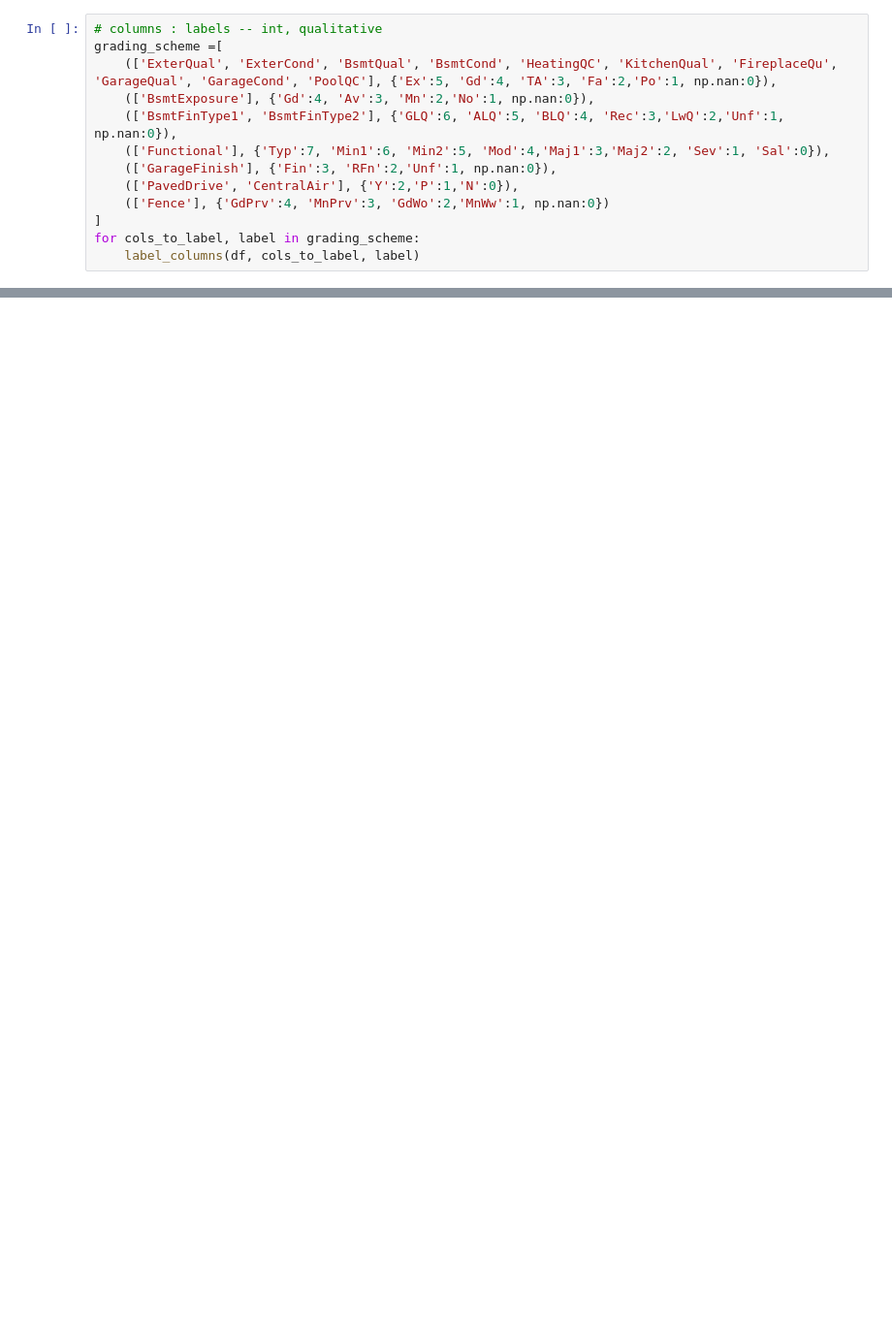
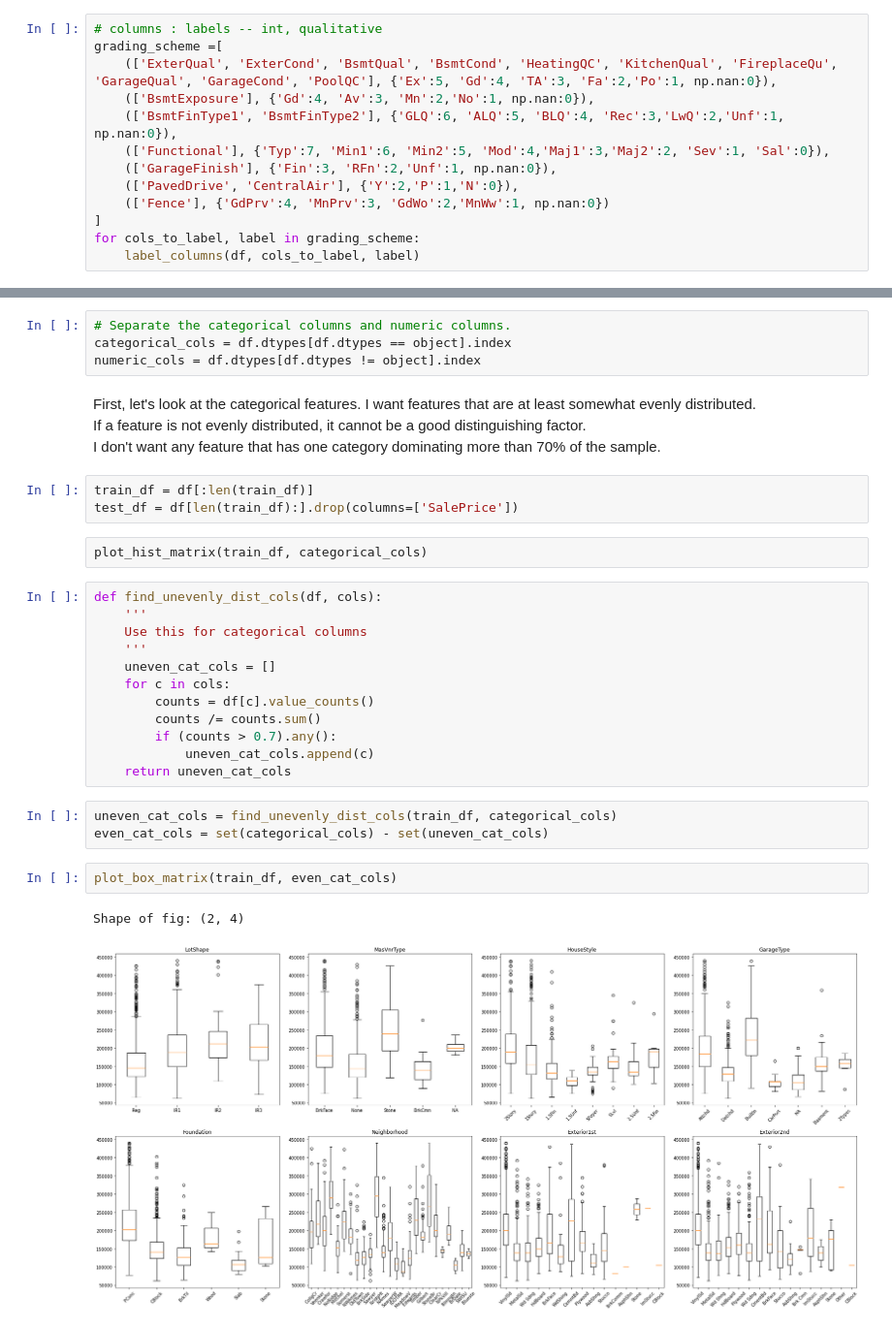
Before and after one commit to jaykye/HousePricePrediction, a Jupyter notebook: data_cleaning.ipynb, the cells around one changed output, grey strips where cells are left out. Shown: that part at 97% size. Drawn from its saved outputs; the diff is of its cells as text; blank space fills up the shorter version.

```diff
--- a/data_cleaning.ipynb
+++ b/data_cleaning.ipynb
@@ -65,0 +167,33 @@ for cols_to_label, label in grading_scheme:
+# %%
+# Separate the categorical columns and numeric columns.
+categorical_cols = df.dtypes[df.dtypes == object].index
+numeric_cols = df.dtypes[df.dtypes != object].index
+# %% [markdown]
+First, let's look at the categorical features. I want features that are at least somewhat evenly distributed.\
+If a feature is not evenly distributed, it cannot be a good distinguishing factor.\
+I don't want any feature that has one category dominating more than 70% of the sample.
+# %%
+train_df = df[:len(train_df)]
+test_df = df[len(train_df):].drop(columns=['SalePrice'])
+# %% [raw]
+plot_hist_matrix(train_df, categorical_cols)
+# %%
+def find_unevenly_dist_cols(df, cols):
+    '''
+    Use this for categorical columns
+    '''
+    uneven_cat_cols = []
+    for c in cols:
+        counts = df[c].value_counts()
+        counts /= counts.sum()
+        if (counts > 0.7).any():
+            uneven_cat_cols.append(c)
+    return uneven_cat_cols
+# %%
+uneven_cat_cols = find_unevenly_dist_cols(train_df, categorical_cols)
+even_cat_cols = set(categorical_cols) - set(uneven_cat_cols)
+# %%
+plot_box_matrix(train_df, even_cat_cols)
+# %% [output]
+Shape of fig: (2, 4)
+[figure, added]
```
Also changed, not shown: parts of 33 cells of this notebook.
